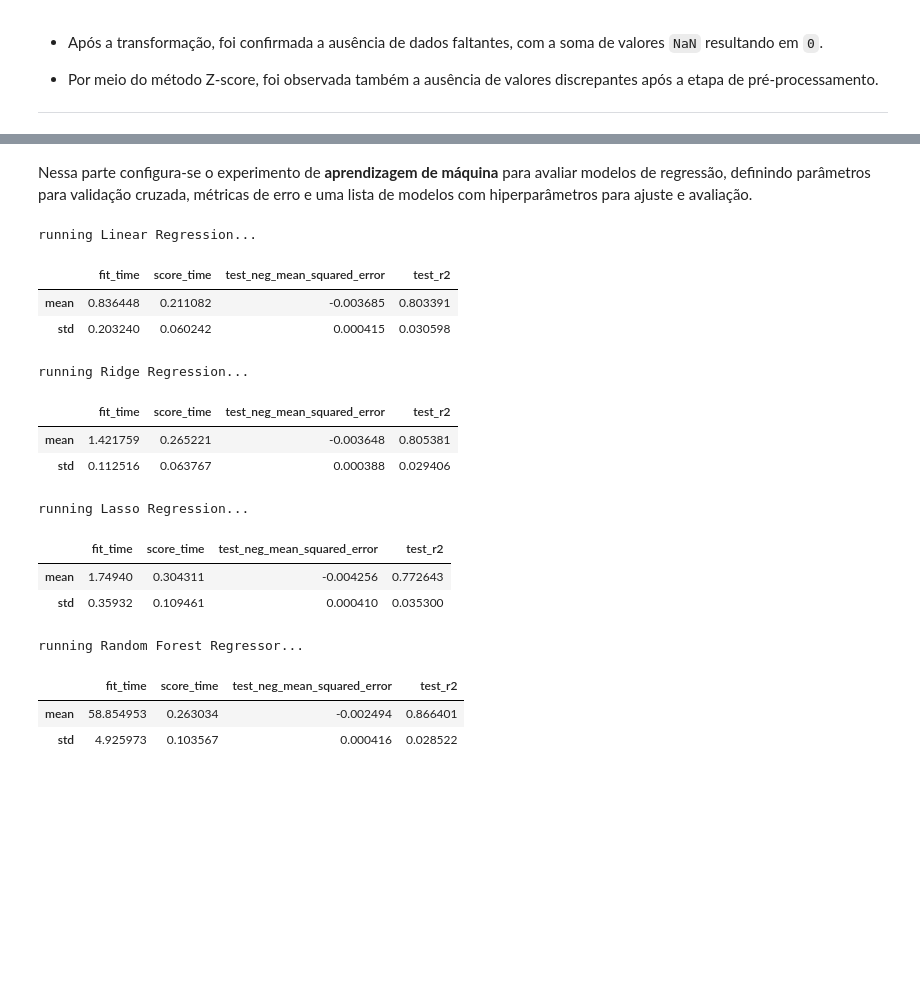
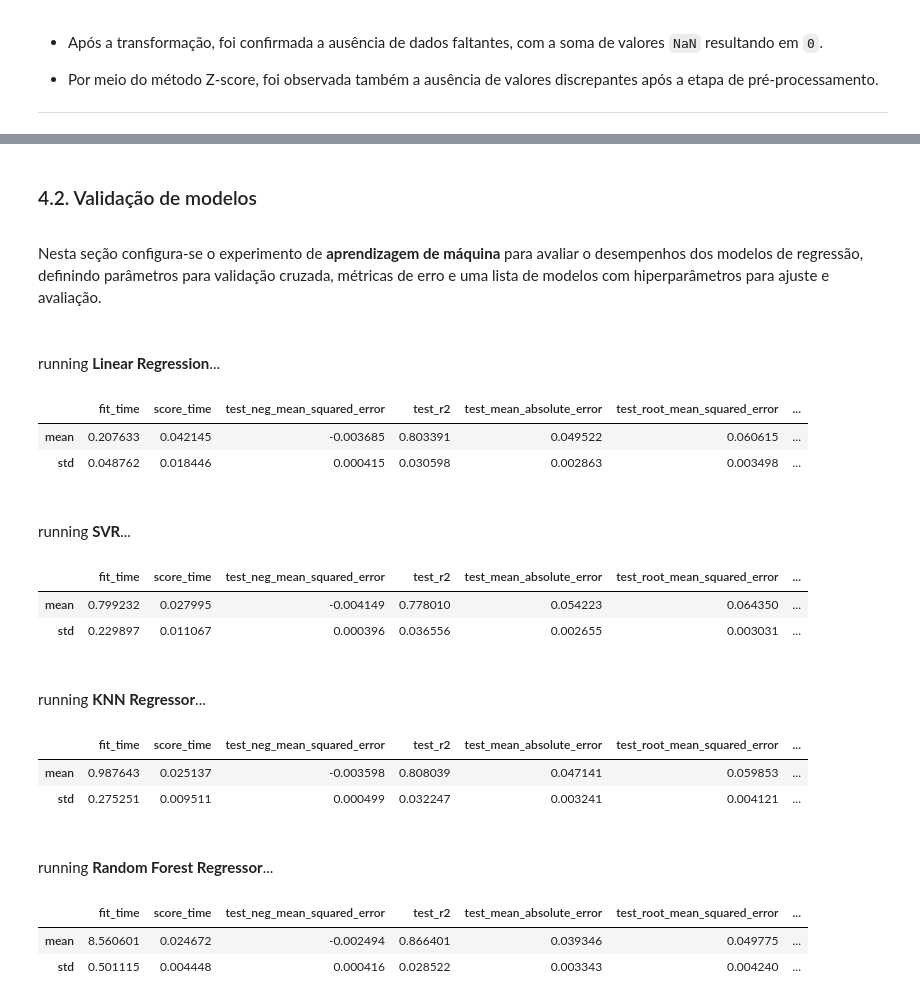
Before and after one commit to atlantico-academy/equipe1-2024.2, a Jupyter notebook: notebooks/02-comparative_analysis.ipynb, the cells around one changed output, grey strips where cells are left out. Saved outputs shown, nothing was run; the diff lists cells and outputs as text; code cells hidden in the pictures; blank space fills up the shorter version.

Commit message:
refactor: adiciona os modelos e metricas da análise comparativa de modelos e revisa o texto (#5)

```diff
--- a/notebooks/02-comparative_analysis.ipynb
+++ b/notebooks/02-comparative_analysis.ipynb
@@ -658,0 +650,7 @@ X_transformed.shape
+# %%
+# Apresentando o pipeline de pré-processamento visualmente
+approach = Pipeline([
+    ("preprocessor", preprocessor),
+])
+
+approach.fit(X, y) #Seleciona o approach
@@ -790,52 +842,66 @@ models = [
 ]
+# %% [markdown]
+<div id='validacao_modelos'><h3>4.2. Validação de modelos</h3></div>
 # %% [markdown]
-Nessa parte configura-se o experimento de **aprendizagem de máquina** para avaliar modelos de regressão, definindo parâmetros para validação cruzada, métricas de erro e uma lista de modelos com hiperparâmetros para ajuste e avaliação.
+Nesta seção configura-se o experimento de **aprendizagem de máquina** para avaliar o desempenhos dos modelos de regressão, definindo parâmetros para validação cruzada, métricas de erro e uma lista de modelos com hiperparâmetros para ajuste e avaliação.
 # %%
-# Análise de Desempenho de Modelos de Regressão com Busca em Grade e Validação Cruzada
+# Análise de desempenho de Modelos de Regressão com busca em grade e validação cruzada
 
 results = pd.DataFrame({})
 cross_validate_grid_search = KFold(n_splits=n_folds_grid_search)
 cross_validate_comparative_analysis = ShuffleSplit(n_splits=n_splits_comparative_analysis, test_size=test_size, random_state=random_state)
 
 for model_name, model_object, model_parameters in models:
-    print(f"running {model_name}...")
+    display(Markdown(
+        "<br>"
+        f"running **{model_name}**... "
+    ))
+
+    # Executa a busca em grade
     model_grid_search = GridSearchCV(
         estimator=model_object,
         param_grid=model_parameters,
         scoring=scoring,
         n_jobs=-1,
         cv=cross_validate_grid_search
     )
+
+    # Cria o pipeline com o pré-processador e o modelo
     approach = Pipeline(steps=[
         ('preprocessor', preprocessor),
         ('model', model_grid_search)
     ])
+
+    # Executa a validação cruzada para comparação dos modelos
     scores = cross_validate(
         estimator=approach,
         X=X,
         y=y,
         cv=cross_validate_comparative_analysis,
         n_jobs=-1,
         scoring=metrics
     )
-    scores['model_name'] = [model_name] * n_splits_comparative_analysis
-    display(pd.DataFrame(scores).drop(columns=['model_name']).agg(['mean', 'std']))
-    results = pd.concat([results, pd.DataFrame(scores)], ignore_index=True)
+
+    # Exibindo resultados finais
+    scores_df = pd.DataFrame(scores)
+    scores_df['model_name'] = model_name
+    results = pd.concat([results, scores_df], ignore_index=True)
+    display(pd.DataFrame(scores_df).drop(columns=['model_name']).agg(['mean', 'std']))
 # %% [output]
-running Linear Regression...
+<br>running **Linear Regression**...
-|  | fit_time | score_time | test_neg_mean_squared_error | test_r2 |
-| mean | 0.836448 | 0.211082 | -0.003685 | 0.803391 |
-| std | 0.203240 | 0.060242 | 0.000415 | 0.030598 |
+|  | fit_time | score_time | test_neg_mean_squared_error | test_r2 | test_mean_absolute_error | test_root_mean_squared_error | ... |
+| mean | 0.207633 | 0.042145 | -0.003685 | 0.803391 | 0.049522 | 0.060615 | ... |
+| std | 0.048762 | 0.018446 | 0.000415 | 0.030598 | 0.002863 | 0.003498 | ... |
-running Ridge Regression...
+<br>running **SVR**...
-|  | fit_time | score_time | test_neg_mean_squared_error | test_r2 |
-| mean | 1.421759 | 0.265221 | -0.003648 | 0.805381 |
-| std | 0.112516 | 0.063767 | 0.000388 | 0.029406 |
+|  | fit_time | score_time | test_neg_mean_squared_error | test_r2 | test_mean_absolute_error | test_root_mean_squared_error | ... |
+| mean | 0.799232 | 0.027995 | -0.004149 | 0.778010 | 0.054223 | 0.064350 | ... |
+| std | 0.229897 | 0.011067 | 0.000396 | 0.036556 | 0.002655 | 0.003031 | ... |
-running Lasso Regression...
+<br>running **KNN Regressor**...
-|  | fit_time | score_time | test_neg_mean_squared_error | test_r2 |
-| mean | 1.74940 | 0.304311 | -0.004256 | 0.772643 |
-| std | 0.35932 | 0.109461 | 0.000410 | 0.035300 |
+|  | fit_time | score_time | test_neg_mean_squared_error | test_r2 | test_mean_absolute_error | test_root_mean_squared_error | ... |
+| mean | 0.987643 | 0.025137 | -0.003598 | 0.808039 | 0.047141 | 0.059853 | ... |
+| std | 0.275251 | 0.009511 | 0.000499 | 0.032247 | 0.003241 | 0.004121 | ... |
-running Random Forest Regressor...
+<br>running **Random Forest Regressor**...
-|  | fit_time | score_time | test_neg_mean_squared_error | test_r2 |
-| mean | 58.854953 | 0.263034 | -0.002494 | 0.866401 |
-| std | 4.925973 | 0.103567 | 0.000416 | 0.028522 |
+|  | fit_time | score_time | test_neg_mean_squared_error | test_r2 | test_mean_absolute_error | test_root_mean_squared_error | ... |
+| mean | 8.560601 | 0.024672 | -0.002494 | 0.866401 | 0.039346 | 0.049775 | ... |
+| std | 0.501115 | 0.004448 | 0.000416 | 0.028522 | 0.003343 | 0.004240 | ... |
 # %% [markdown]
```
Also changed, not shown: parts of 41 cells of this notebook, 1 other file.
